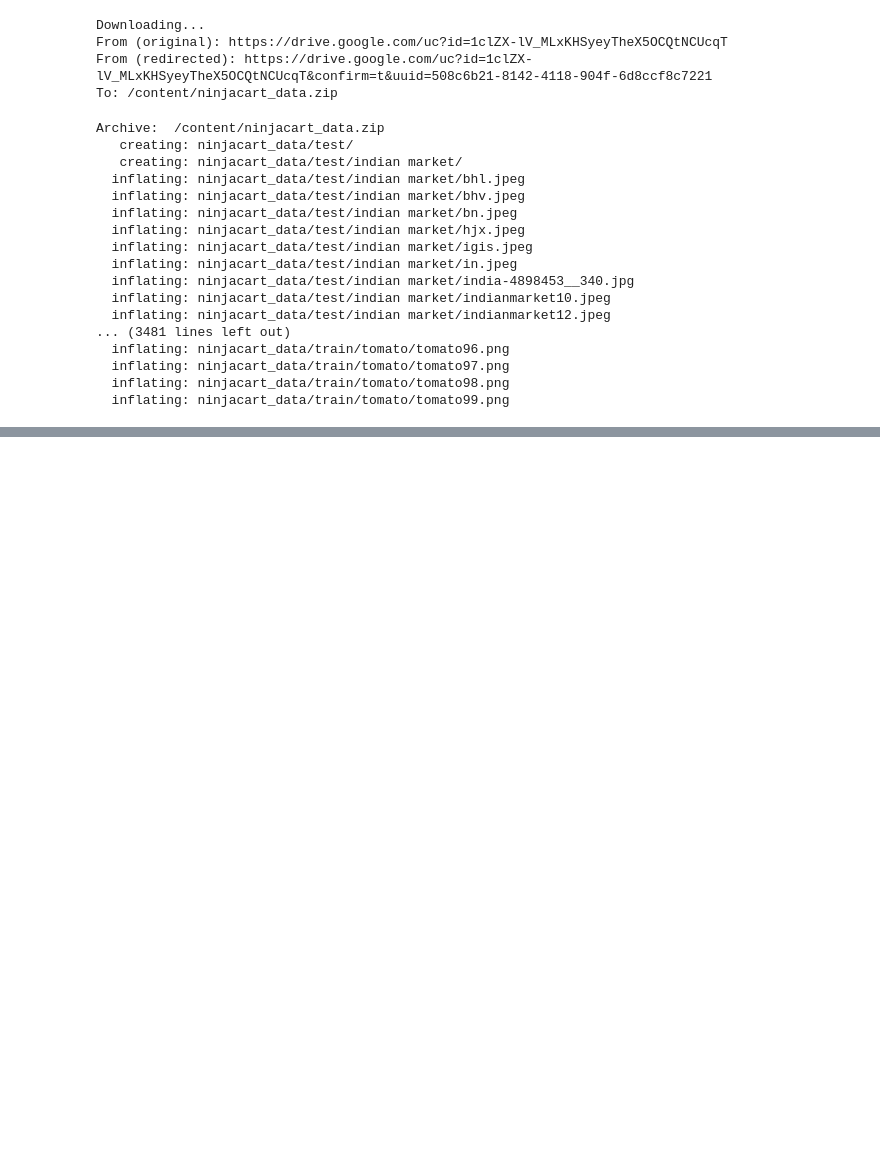
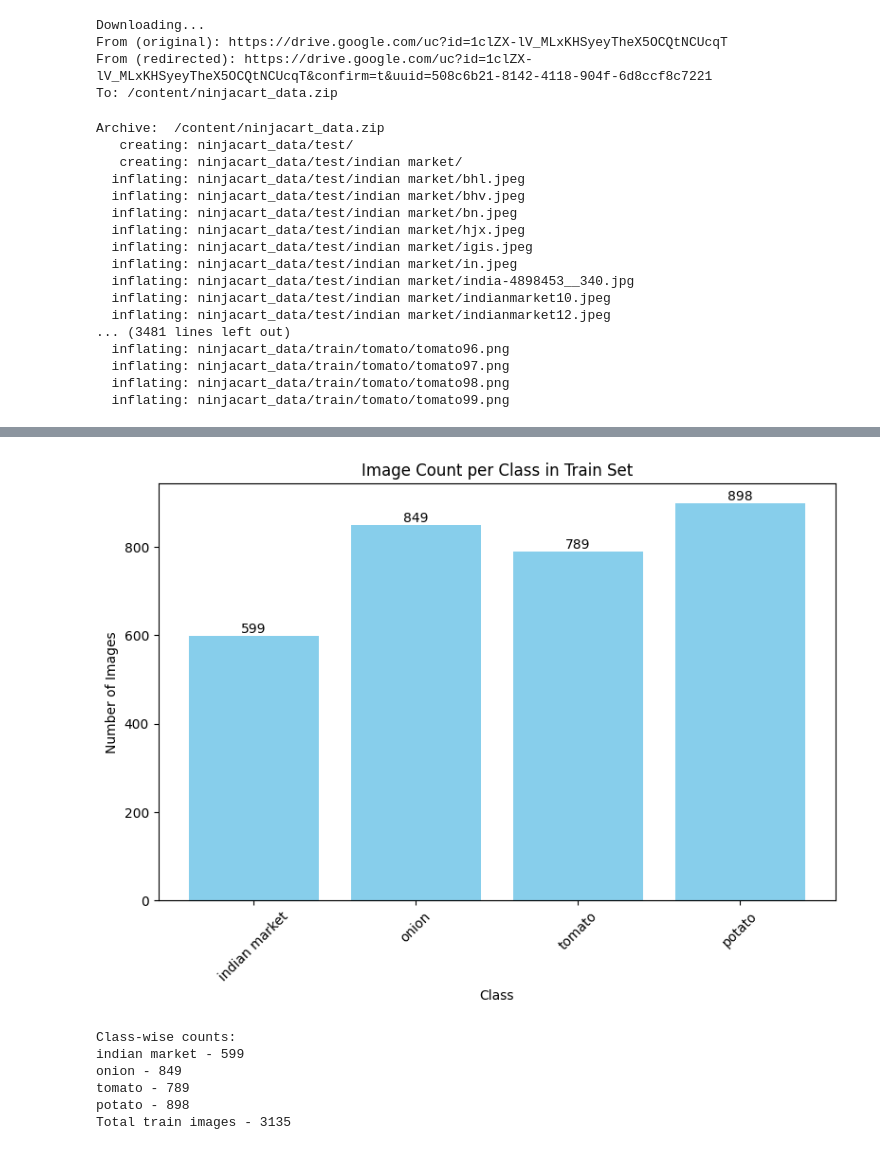
Before and after one commit to Jayaprakash1710/Computer-Vision-Ninjacart, a Jupyter notebook: Ninjacart_case_study.ipynb, the cells around one changed output, grey strips where cells are left out. Drawn from its saved outputs; the diff is of its cells as text; code cells hidden in the pictures; blank space fills up the shorter version.

```diff
--- a/Ninjacart_case_study.ipynb
+++ b/Ninjacart_case_study.ipynb
@@ -284,0 +55,45 @@ plt.show()
+# %%
+def visualize_image_counts(dataset_type='train'):
+    base_path = '/content/ninjacart_data'
+    folder_path = os.path.join(base_path, dataset_type)
+    class_counts = {}
+
+    for class_name in os.listdir(folder_path):
+        class_dir = os.path.join(folder_path, class_name)
+        if os.path.isdir(class_dir):
+            count = len(os.listdir(class_dir))
+            class_counts[class_name] = count
+
+    total_images = sum(class_counts.values())
+
+    # Plotting
+    plt.figure(figsize=(8, 6))
+    bars = plt.bar(class_counts.keys(), class_counts.values(), color='skyblue')
+    plt.title(f"Image Count per Class in {dataset_type.capitalize()} Set")
+    plt.xlabel("Class")
+    plt.ylabel("Number of Images")
+    plt.xticks(rotation=45)
+
+    for bar in bars:
+        height = bar.get_height()
+        plt.text(bar.get_x() + bar.get_width() / 2, height, str(height),
+                 ha='center', va='bottom', fontsize=10)
+
+    plt.tight_layout()
+    plt.show()
+
+    # Print class-wise and total count below the plot
+    print("\nClass-wise counts:")
+    for cls, count in class_counts.items():
+        print(f"{cls} - {count}")
+    print(f"Total {dataset_type} images - {total_images}")
+# %%
+visualize_image_counts('train')
+# %% [output]
+[figure, added]
+Class-wise counts:
+indian market - 599
+onion - 849
+tomato - 789
+potato - 898
+Total train images - 3135
```
Also changed, not shown: parts of 37 cells of this notebook.
